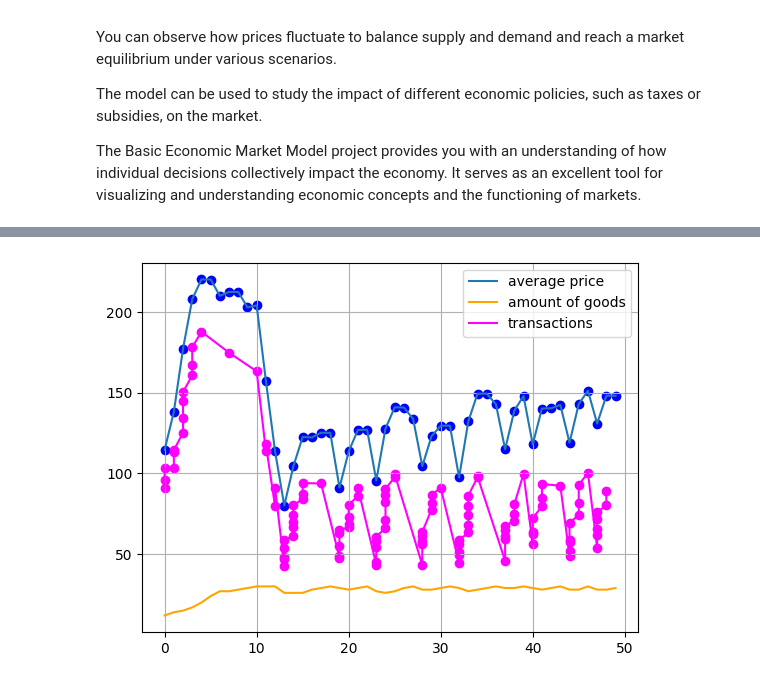
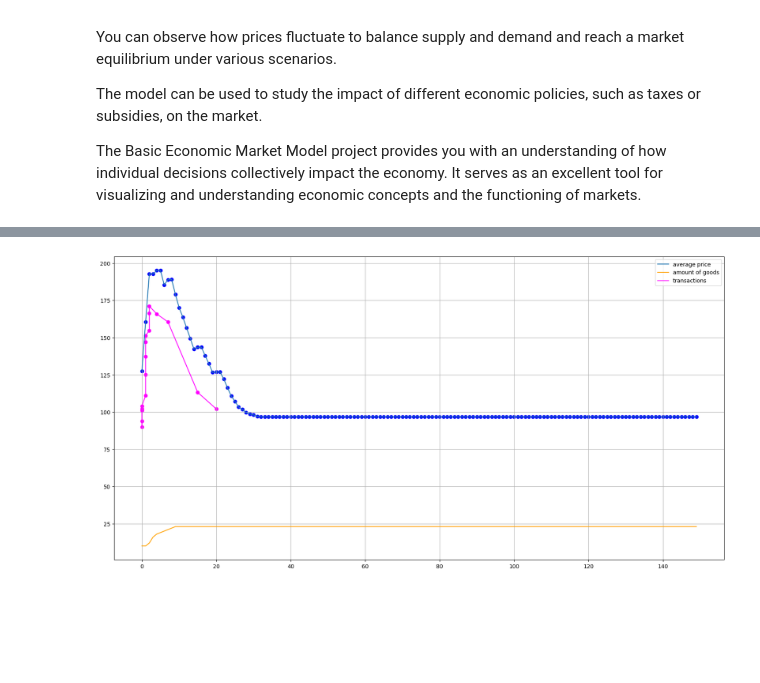
Before and after one commit to DovgaNik/numericalMethods, a Jupyter notebook: project/Basic-economic-model.ipynb, the cells around one changed output, grey strips where cells are left out. Cells and saved outputs as stored; diff of their text form; code cells hidden in the pictures; blank space fills up the shorter version.

```diff
--- a/project/Basic-economic-model.ipynb
+++ b/project/Basic-economic-model.ipynb
@@ -88,7 +88,7 @@ cons = 5
 want = 0.3
 salary = 70
 
-N = 50
+N = 150
 # %%
 producers = [] # have production limits and production costs
 
@@ -194,27 +190,30 @@ for j in range(N):
     if not transaction_made:
         for u in range(len(market)):
             perc = market[u] * 0.1
-            market[u] -= np.random.randint(0, int(perc))
+            if perc > 10:
+                #print(perc)
+                val = np.random.randint(0, int(perc))
+                market[u] -= val
 # %%
 trans_price = [x[0] for x in transactions]
 trans_time = [x[1] for x in transactions]
 # %%
 averages = []
 for i in range(len(history)):
     averages.append(np.mean(history[i]))
 
 amount_of_goods = []
 for i in range(len(history)):
     amount_of_goods.append(len(history[i]))
 
-# _ = plt.figure(figsize=(20, 10))
+_ = plt.figure(figsize=(20, 10))
 plt.plot(averages, label="average price")
 plt.plot(amount_of_goods, color="orange", label="amount of goods")
 plt.scatter(range(len(averages)), averages, color="blue")
 plt.scatter(trans_time, trans_price, color="magenta")
 plt.plot(trans_time, trans_price, color="magenta", label="transactions")
 plt.legend()
 plt.grid()
 plt.show()
 # %% [output]
-[figure, old version]
+[figure, new version]
```
Also changed, not shown: parts of 3 cells of this notebook, 1 other file.
